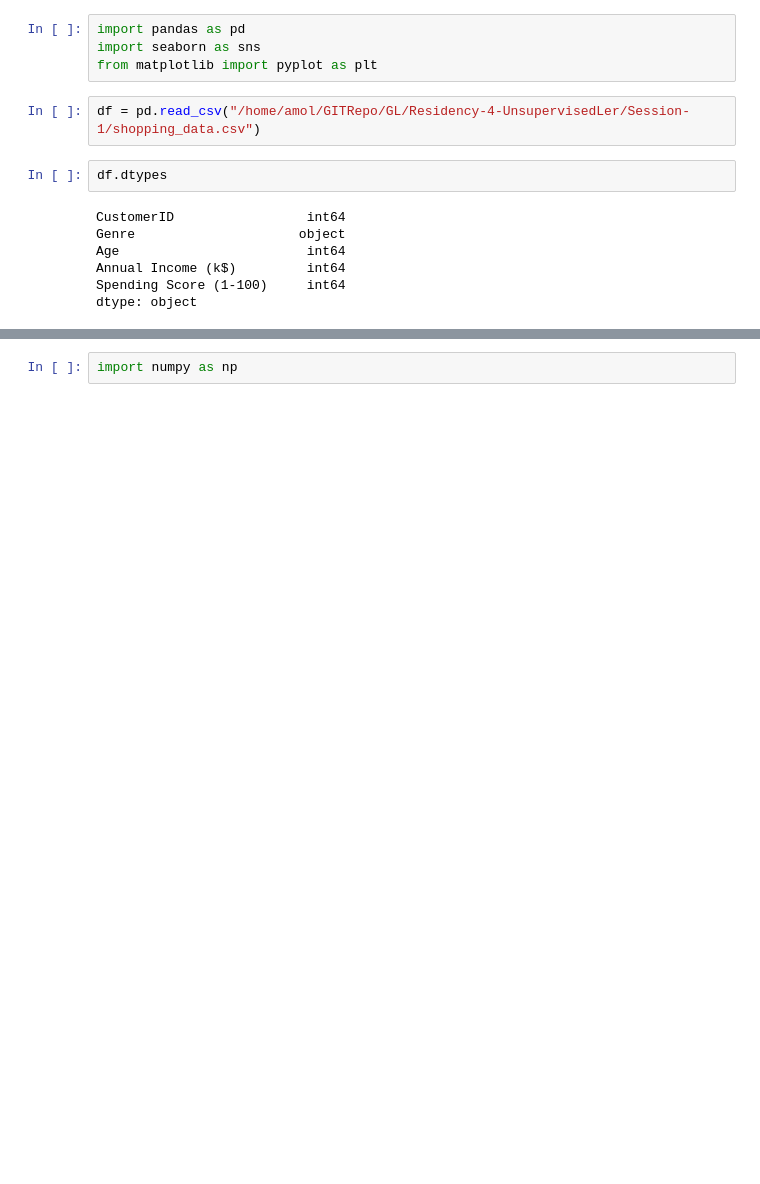
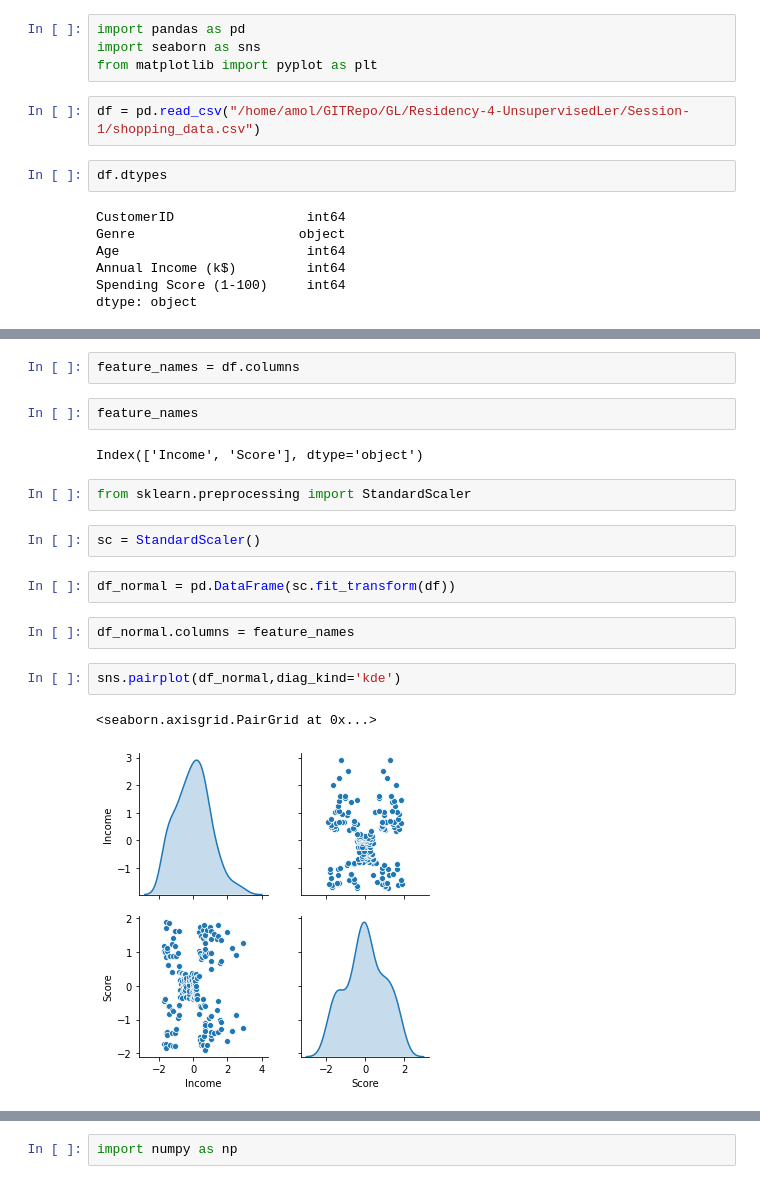
Before and after one commit to amolravatale/GL, a Jupyter notebook: Residency-4-UnsupervisedLer/Session-1/ShoppingData_Kmeans.ipynb, the cells around one changed output, grey strips where cells are left out. Saved outputs shown, nothing was run; the diff lists cells and outputs as text; blank space fills up the shorter version.

```diff
--- a/Residency-4-UnsupervisedLer/Session-1/ShoppingData_Kmeans.ipynb
+++ b/Residency-4-UnsupervisedLer/Session-1/ShoppingData_Kmeans.ipynb
@@ -75,0 +33,19 @@ sns.pairplot(df,diag_kind='kde',hue="AgeGroup")
+# %%
+feature_names = df.columns
+# %%
+feature_names
+# %% [output]
+Index(['Income', 'Score'], dtype='object')
+# %%
+from sklearn.preprocessing import StandardScaler
+# %%
+sc = StandardScaler()
+# %%
+df_normal = pd.DataFrame(sc.fit_transform(df))
+# %%
+df_normal.columns = feature_names
+# %%
+sns.pairplot(df_normal,diag_kind='kde')
+# %% [output]
+<seaborn.axisgrid.PairGrid at 0x...>
+[figure, added]
```
Also changed, not shown: parts of 30 cells of this notebook, 1 other file.
